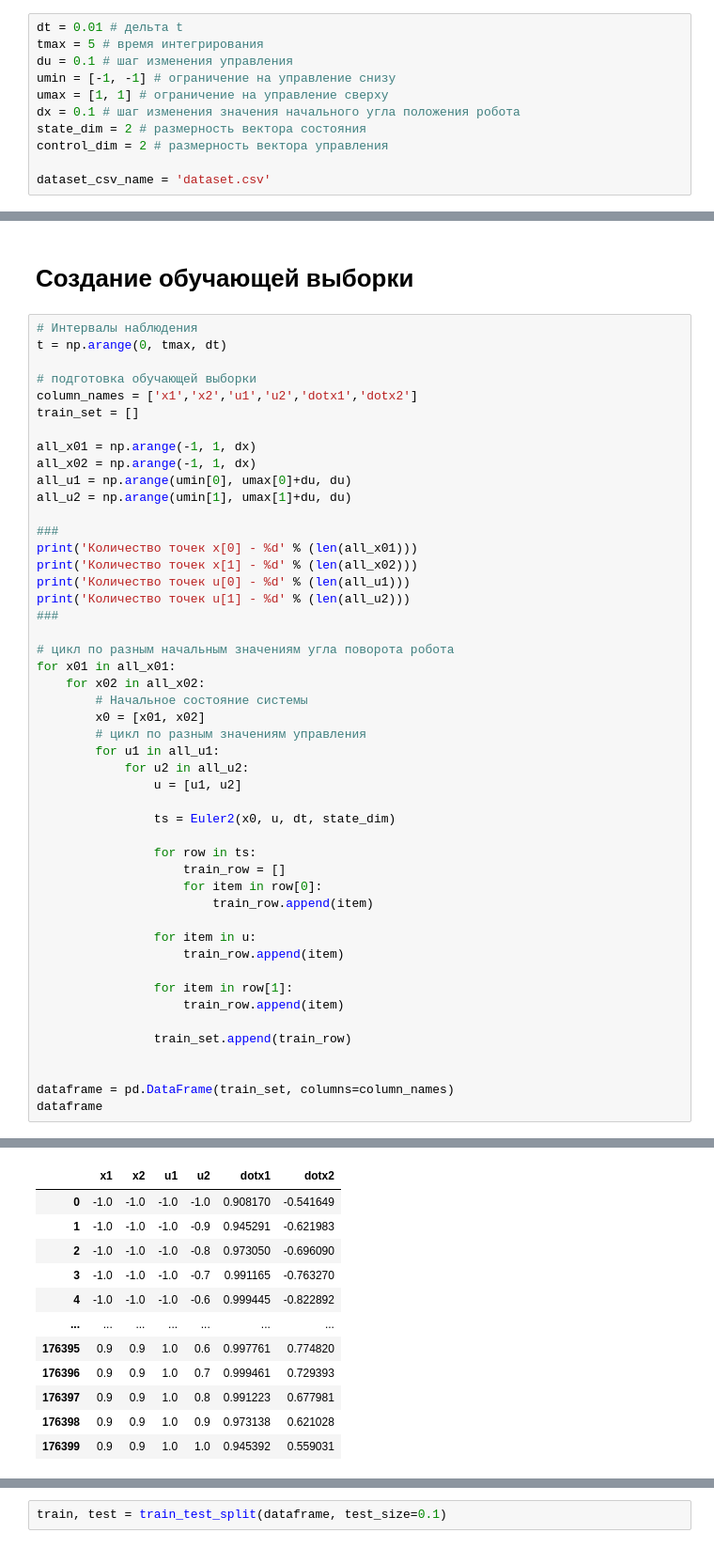
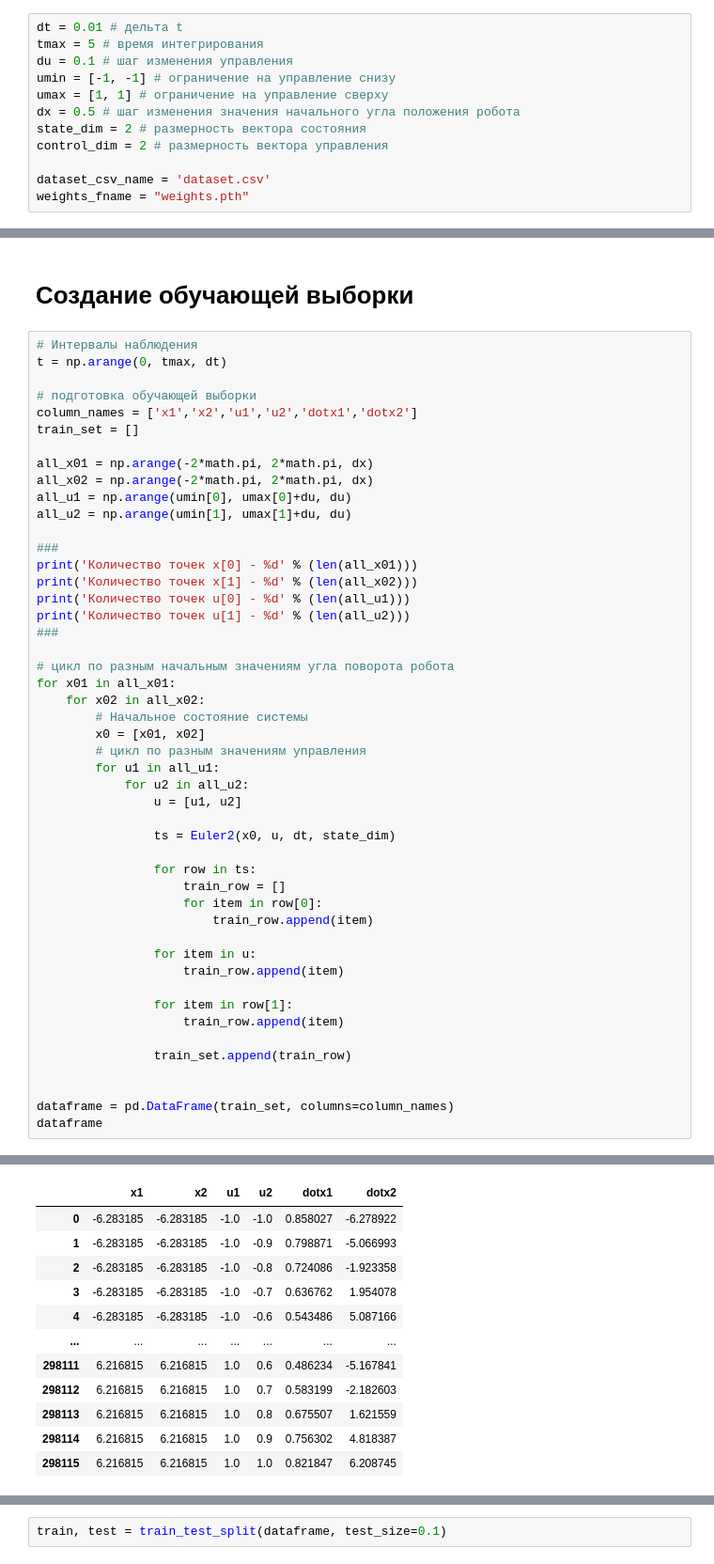
Before and after one commit to vladushked/playground, a Jupyter notebook: pytorch/identification.ipynb, the cells around one changed output, grey strips where cells are left out. Shown at 94% size. Saved outputs shown, nothing was run; the diff lists cells and outputs as text.

```diff
--- a/pytorch/identification.ipynb
+++ b/pytorch/identification.ipynb
@@ -47,11 +47,12 @@ tmax = 5 # время интегрирования
 du = 0.1 # шаг изменения управления
 umin = [-1, -1] # ограничение на управление снизу
 umax = [1, 1] # ограничение на управление сверху
-dx = 0.1 # шаг изменения значения начального угла положения робота
+dx = 0.5 # шаг изменения значения начального угла положения робота
 state_dim = 2 # размерность вектора состояния
 control_dim = 2 # размерность вектора управления
 
 dataset_csv_name = 'dataset.csv'
+weights_fname = "weights.pth"
 # %%
 def dynamic_object_model(x, u):
     return [u[0] * np.sin(x[1] + u[1]),
@@ -85,8 +86,8 @@ t = np.arange(0, tmax, dt)
 column_names = ['x1','x2','u1','u2','dotx1','dotx2']
 train_set = []
 
-all_x01 = np.arange(-1, 1, dx)
-all_x02 = np.arange(-1, 1, dx)
+all_x01 = np.arange(-2*math.pi, 2*math.pi, dx)
+all_x02 = np.arange(-2*math.pi, 2*math.pi, dx)
 all_u1 = np.arange(umin[0], umax[0]+du, du)
 all_u2 = np.arange(umin[1], umax[1]+du, du)
 
@@ -131,14 +132,14 @@ dataframe
 Количество точек u[0] - 21
 Количество точек u[1] - 21
 |  | x1 | x2 | u1 | u2 | dotx1 | dotx2 |
-| 0 | -1.0 | -1.0 | -1.0 | -1.0 | 0.908170 | -0.541649 |
-| 1 | -1.0 | -1.0 | -1.0 | -0.9 | 0.945291 | -0.621983 |
-| 2 | -1.0 | -1.0 | -1.0 | -0.8 | 0.973050 | -0.696090 |
-| 3 | -1.0 | -1.0 | -1.0 | -0.7 | 0.991165 | -0.763270 |
-| 4 | -1.0 | -1.0 | -1.0 | -0.6 | 0.999445 | -0.822892 |
+| 0 | -6.283185 | -6.283185 | -1.0 | -1.0 | 0.858027 | -6.278922 |
+| 1 | -6.283185 | -6.283185 | -1.0 | -0.9 | 0.798871 | -5.066993 |
+| 2 | -6.283185 | -6.283185 | -1.0 | -0.8 | 0.724086 | -1.923358 |
+| 3 | -6.283185 | -6.283185 | -1.0 | -0.7 | 0.636762 | 1.954078 |
+| 4 | -6.283185 | -6.283185 | -1.0 | -0.6 | 0.543486 | 5.087166 |
 | ... | ... | ... | ... | ... | ... | ... |
-| 176395 | 0.9 | 0.9 | 1.0 | 0.6 | 0.997761 | 0.774820 |
-| 176396 | 0.9 | 0.9 | 1.0 | 0.7 | 0.999461 | 0.729393 |
-| 176397 | 0.9 | 0.9 | 1.0 | 0.8 | 0.991223 | 0.677981 |
-| 176398 | 0.9 | 0.9 | 1.0 | 0.9 | 0.973138 | 0.621028 |
-| 176399 | 0.9 | 0.9 | 1.0 | 1.0 | 0.945392 | 0.559031 |
+| 298111 | 6.216815 | 6.216815 | 1.0 | 0.6 | 0.486234 | -5.167841 |
+| 298112 | 6.216815 | 6.216815 | 1.0 | 0.7 | 0.583199 | -2.182603 |
+| 298113 | 6.216815 | 6.216815 | 1.0 | 0.8 | 0.675507 | 1.621559 |
+| 298114 | 6.216815 | 6.216815 | 1.0 | 0.9 | 0.756302 | 4.818387 |
+| 298115 | 6.216815 | 6.216815 | 1.0 | 1.0 | 0.821847 | 6.208745 |
```
Also changed, not shown: parts of 10 cells of this notebook.
